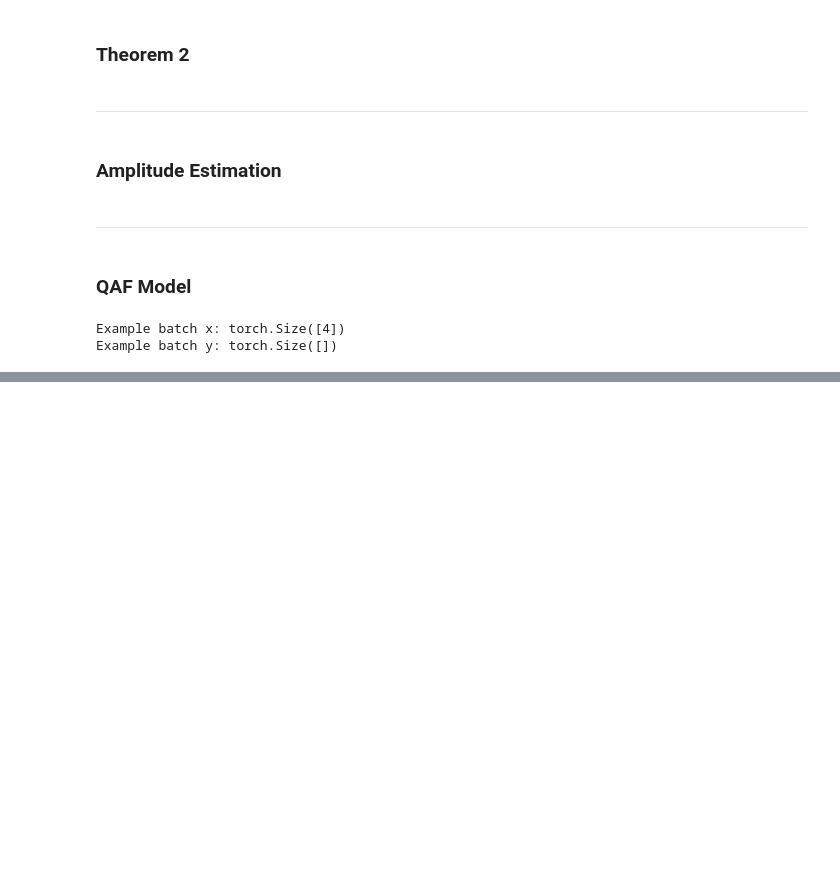
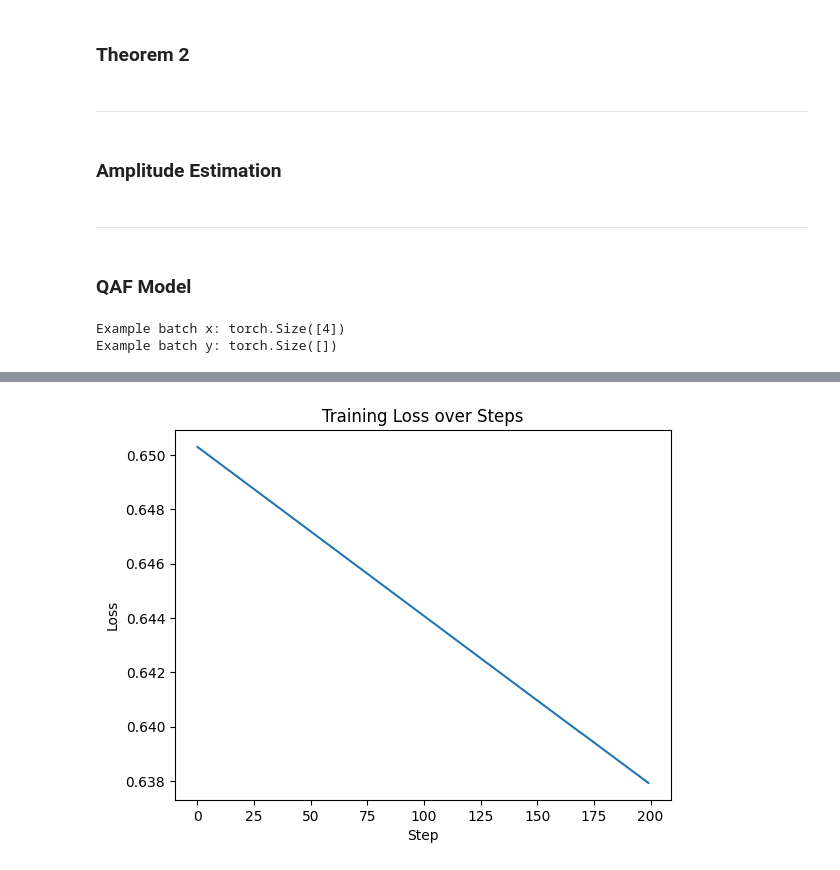
Before and after one commit to sehyunsix/NERF-vs-QRF, a Jupyter notebook: QAF/QAF.ipynb, the cells around one changed output, grey strips where cells are left out. Cells and saved outputs as stored; diff of their text form; code cells hidden in the pictures; blank space fills up the shorter version.

```diff
--- a/QAF/QAF.ipynb
+++ b/QAF/QAF.ipynb
@@ -561,21 +568,22 @@ class qaf_layer(Theorem2):
     def outer_controlled_theorem2(self):
         l_0 = self.n + self.d # index of l register
 
-        qml.Hadamard(wires=l_0) # Hadamard for l register
+        qml.Hadamard(wires=[l_0]) # Hadamard for l register
 
         qml.Barrier()
 
-        qml.ctrl(self.outer_theorem2, control=l_0)()
+        qml.ctrl(self.outer_theorem2, control=[l_0],work_wires=[range(self.n+self.d)])()
 
         qml.Barrier()
 
-        qml.Hadamard(wires=l_0) # Hadamard for l register
+        qml.Hadamard(wires=[l_0]) # Hadamard for l register
 
     def controlled_theorem2(self):
         @qml.qnode(device=self.dev, interface="torch")
         def inner_controlled_theorem2():
             self.outer_controlled_theorem2()
             return qml.probs()
+        # qml.draw_mpl(inner_controlled_theorem2,show_all_wires=True)()
         return inner_controlled_theorem2()
 
     def amplitude_estimation(self):
@@ -609,7 +617,7 @@ target_b = torch.tensor([0.5])
 # 'f(wx+b) -> f(target_w * x + target_b)'
 # %%
 # 데이터 생성
-num_data = 20000  # 총 데이터 개수
+num_data = 2  # 총 데이터 개수
 batch_size = 1  # 배치 크기
 
 x_data = torch.rand(4, num_data)  # (20000, 1) shape로 생성
@@ -662,5 +662,0 @@ tensor([0.1070, 0.5568, 0.6816, 0.1234])
-# %%
-q2 = qaf_model(4)
-res = q2(x_input)
-res.backward()
-print(q2.weights.grad)
@@ -685,0 +663,15 @@ tensor([0.5354, 0.4039, 0.2914, 0.3696])
+# %%
+q2 = qaf_model(4)
+optimizer =optim.Adam(q2.parameters(), lr=0.0001)
+loss_list =[]
+for ephoch in range(200):
+    for step, batch in enumerate(train_loader):
+        optimizer.zero_grad()
+        x_data, y_data= batch
+        res =q2(x_data)
+        loss = torch.abs(y_data-res)
+        loss.backward()
+        optimizer.step()
+        print(f"step {step} loss :",loss)
+        loss_list.append(loss)
+# trainer1= trainer(q2,train_loader=train_loader,test_loader=test_loader)
@@ -686 +696,10 @@ tensor([0.5354, 0.4039, 0.2914, 0.3696])
+# %%
+loss_list=[l.detach().numpy() for l in loss_list]
+plt.plot(loss_list)
+plt.xlabel('Step')
+plt.ylabel('Loss')
+plt.title('Training Loss over Steps')
+plt.show()
+# %% [output]
+[figure, added]
 # %%
```
Also changed, not shown: parts of 16 cells of this notebook, 4 other files.
